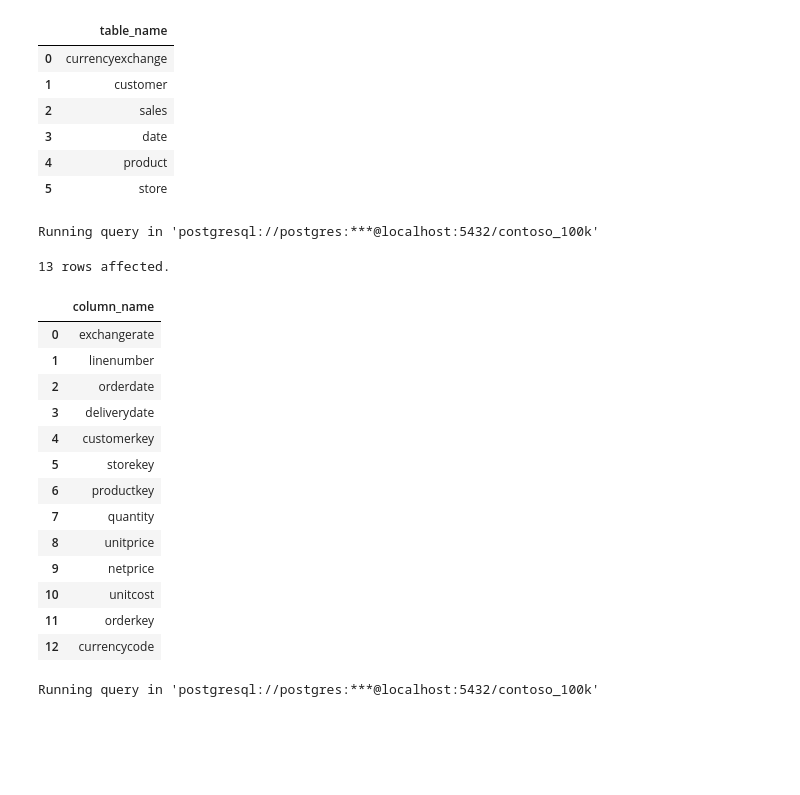
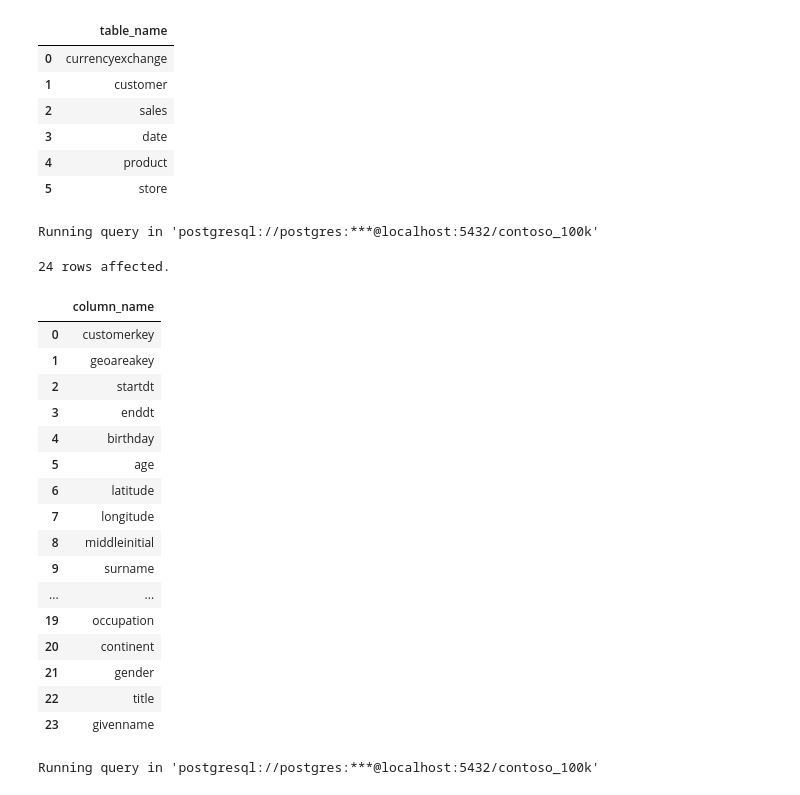
Before and after one commit to ahmadkhanzadeh/AI_Data_Analyzing, a Jupyter notebook: extract_the_name_of_all_tables_and_the_column_name_of_any_table.ipynb, the cells around one changed output. Saved outputs shown, nothing was run; the diff lists cells and outputs as text; code cells hidden in the pictures; blank space fills up the shorter version.

Commit message:
customer clasification completed

```diff
--- a/extract_the_name_of_all_tables_and_the_column_name_of_any_table.ipynb
+++ b/extract_the_name_of_all_tables_and_the_column_name_of_any_table.ipynb
@@ -76,26 +76,29 @@ Running query in 'postgresql://postgres:***@localhost:5432/contoso_100k'
 # %%
 # extract the name of the different columns in a given table
 %%sql
 SELECT column_name
 FROM information_schema.columns
-WHERE table_name = 'sales';
+WHERE table_name = 'customer';
 # %% [output]
 Running query in 'postgresql://postgres:***@localhost:5432/contoso_100k'
-13 rows affected.
+24 rows affected.
 |  | column_name |
-| 0 | exchangerate |
-| 1 | linenumber |
-| 2 | orderdate |
-| 3 | deliverydate |
-| 4 | customerkey |
-| 5 | storekey |
-| 6 | productkey |
-| 7 | quantity |
-| 8 | unitprice |
-| 9 | netprice |
-| 10 | unitcost |
-| 11 | orderkey |
-| 12 | currencycode |
+| 0 | customerkey |
+| 1 | geoareakey |
+| 2 | startdt |
+| 3 | enddt |
+| 4 | birthday |
+| 5 | age |
+| 6 | latitude |
+| 7 | longitude |
+| 8 | middleinitial |
+| 9 | surname |
+| ... | ... |
+| 19 | occupation |
+| 20 | continent |
+| 21 | gender |
+| 22 | title |
+| 23 | givenname |
 # %%
 %%sql
 SELECT
```
Also changed, not shown: parts of 11 cells of this notebook.
